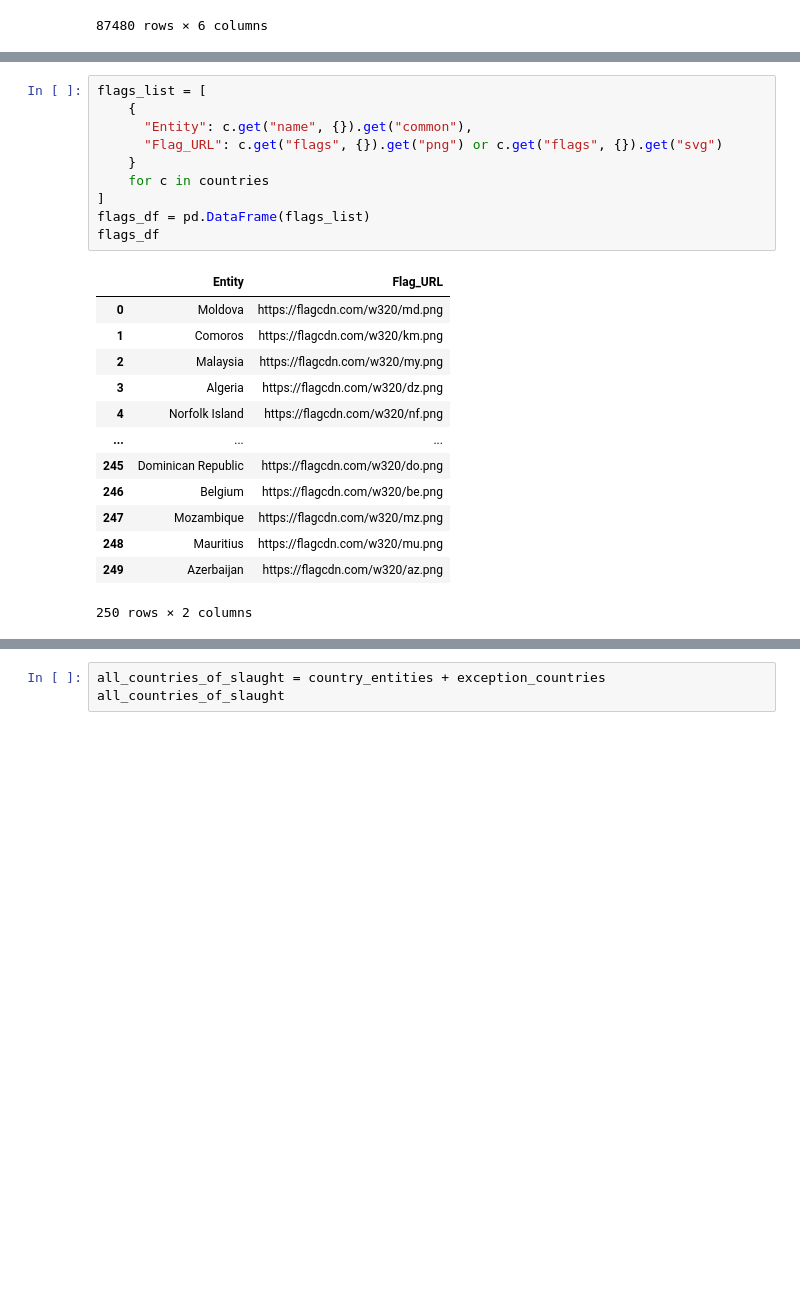
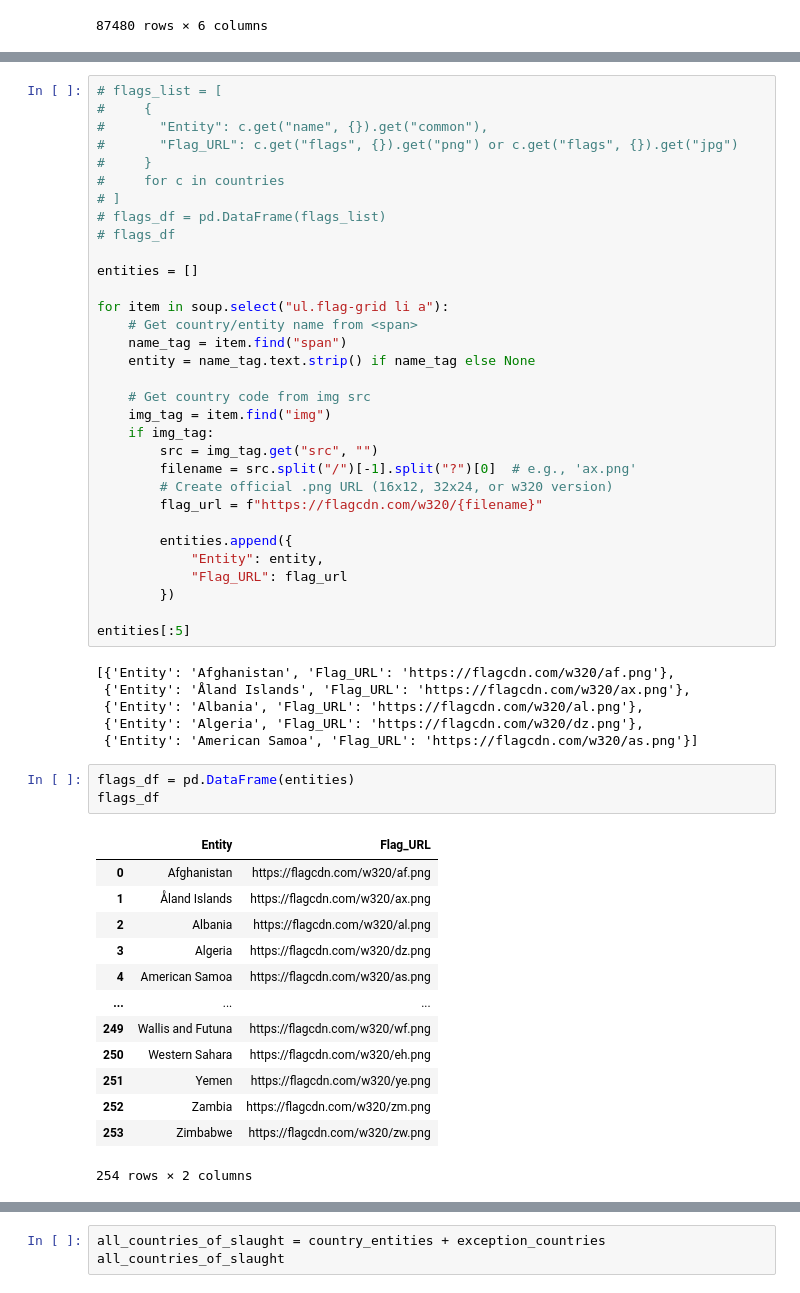
Before and after one commit to JonathonLeiding/animals_slaughtered_for_meat_dashboard, a Jupyter notebook: notebooks/explore_n_preprocess.ipynb, the cells around one changed output, grey strips where cells are left out. Saved outputs shown, nothing was run; the diff lists cells and outputs as text; blank space fills up the shorter version.

```diff
--- a/notebooks/explore_n_preprocess.ipynb
+++ b/notebooks/explore_n_preprocess.ipynb
@@ -184,24 +332,55 @@ countries
 # %%
-flags_list = [
-    {
-      "Entity": c.get("name", {}).get("common"),
-      "Flag_URL": c.get("flags", {}).get("png") or c.get("flags", {}).get("svg")
-    }
-    for c in countries
-]
-flags_df = pd.DataFrame(flags_list)
-flags_df
+# flags_list = [
+#     {
+#       "Entity": c.get("name", {}).get("common"),
+#       "Flag_URL": c.get("flags", {}).get("png") or c.get("flags", {}).get("jpg")
+#     }
+#     for c in countries
+# ]
+# flags_df = pd.DataFrame(flags_list)
+# flags_df
+
+entities = []
+
+for item in soup.select("ul.flag-grid li a"):
+    # Get country/entity name from <span>
+    name_tag = item.find("span")
+    entity = name_tag.text.strip() if name_tag else None
+
+    # Get country code from img src
+    img_tag = item.find("img")
+    if img_tag:
+        src = img_tag.get("src", "")
+        filename = src.split("/")[-1].split("?")[0]  # e.g., 'ax.png'
+        # Create official .png URL (16x12, 32x24, or w320 version)
+        flag_url = f"https://flagcdn.com/w320/{filename}"
+
+        entities.append({
+            "Entity": entity,
+            "Flag_URL": flag_url
+        })
+
+entities[:5]
 # %% [output]
-|  | Entity | Flag_URL |
-| 0 | Moldova | https://flagcdn.com/w320/md.png |
-| 1 | Comoros | https://flagcdn.com/w320/km.png |
-| 2 | Malaysia | https://flagcdn.com/w320/my.png |
-| 3 | Algeria | https://flagcdn.com/w320/dz.png |
-| 4 | Norfolk Island | https://flagcdn.com/w320/nf.png |
-| ... | ... | ... |
-| 245 | Dominican Republic | https://flagcdn.com/w320/do.png |
-| 246 | Belgium | https://flagcdn.com/w320/be.png |
-| 247 | Mozambique | https://flagcdn.com/w320/mz.png |
-| 248 | Mauritius | https://flagcdn.com/w320/mu.png |
-| 249 | Azerbaijan | https://flagcdn.com/w320/az.png |
-250 rows × 2 columns
+[{'Entity': 'Afghanistan', 'Flag_URL': 'https://flagcdn.com/w320/af.png'},
+ {'Entity': 'Åland Islands', 'Flag_URL': 'https://flagcdn.com/w320/ax.png'},
+ {'Entity': 'Albania', 'Flag_URL': 'https://flagcdn.com/w320/al.png'},
+ {'Entity': 'Algeria', 'Flag_URL': 'https://flagcdn.com/w320/dz.png'},
+ {'Entity': 'American Samoa', 'Flag_URL': 'https://flagcdn.com/w320/as.png'}]
+# %%
+flags_df = pd.DataFrame(entities)
+flags_df
+# %% [output]
+|  | Entity | Flag_URL |
+| 0 | Afghanistan | https://flagcdn.com/w320/af.png |
+| 1 | Åland Islands | https://flagcdn.com/w320/ax.png |
+| 2 | Albania | https://flagcdn.com/w320/al.png |
+| 3 | Algeria | https://flagcdn.com/w320/dz.png |
+| 4 | American Samoa | https://flagcdn.com/w320/as.png |
+| ... | ... | ... |
+| 249 | Wallis and Futuna | https://flagcdn.com/w320/wf.png |
+| 250 | Western Sahara | https://flagcdn.com/w320/eh.png |
+| 251 | Yemen | https://flagcdn.com/w320/ye.png |
+| 252 | Zambia | https://flagcdn.com/w320/zm.png |
+| 253 | Zimbabwe | https://flagcdn.com/w320/zw.png |
+254 rows × 2 columns
```
Also changed, not shown: parts of 19 cells of this notebook, 2 other files.
